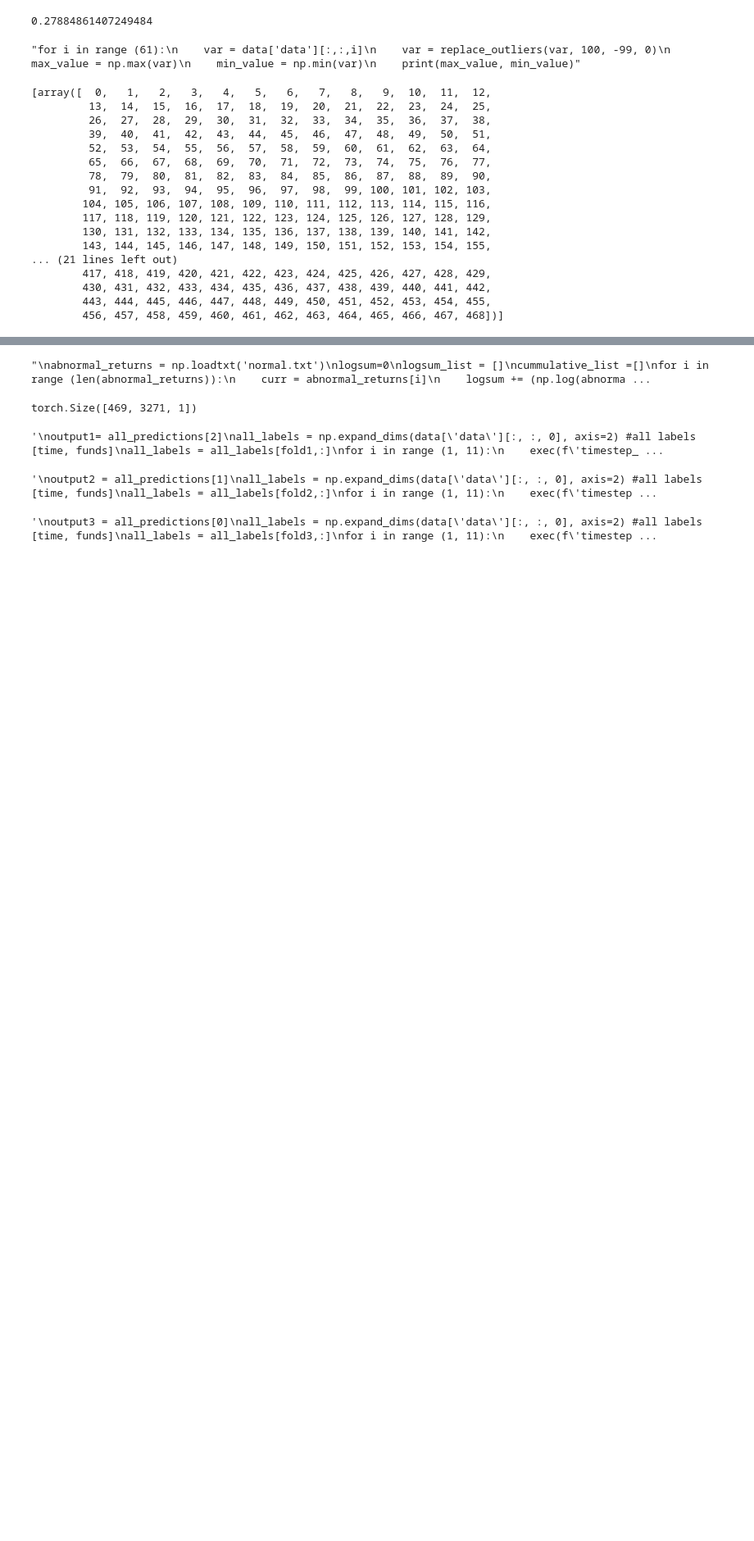
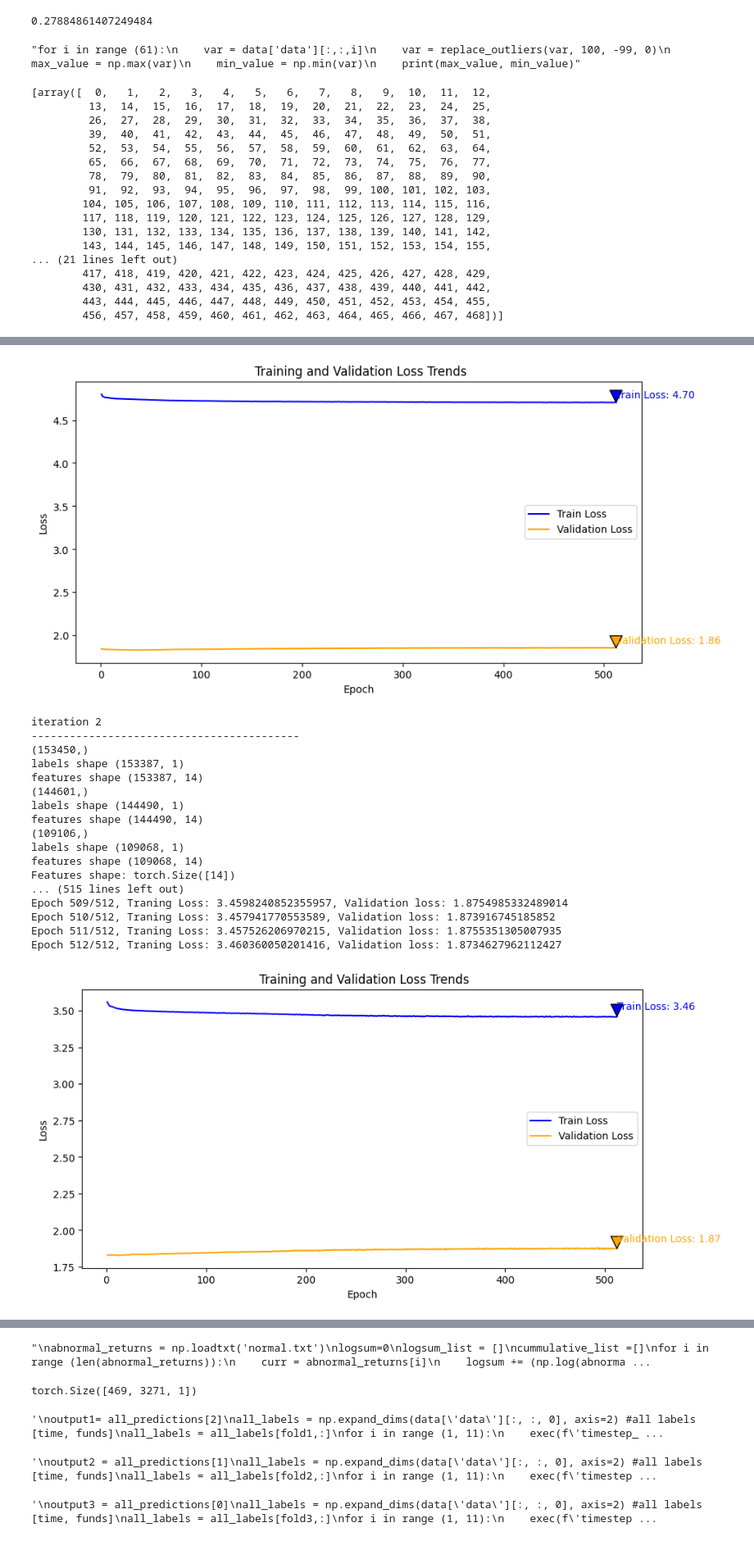
Before and after one commit to AlvisYan2025/MutualFundProtfolilSelection, a Jupyter notebook: mutualfundML.ipynb, the cells around one changed output, grey strips where cells are left out. Shown at 82% size. Cells and saved outputs as stored; diff of their text form; code cells hidden in the pictures; blank space fills up the shorter version.

```diff
--- a/mutualfundML.ipynb
+++ b/mutualfundML.ipynb
@@ -392,17 +425,17 @@ for i in range (3):
     print(f'iteration {i+1}')
     print('------------------------------------------')
     #construct corresponding datasets
-    test_idx = all_folds[i]
+    test_idx = all_folds[i] #select the ith fold as the test set
     dataset_test = DS(data, test_idx)
     other_folds = [x for ind, x in enumerate(all_folds) if ind!=i]
-    train_idx, val_idx = split_list_chronological(other_folds[0].tolist()+other_folds[1].tolist(), 0.75)
+    train_idx, val_idx = split_list_chronological(other_folds[0].tolist()+other_folds[1].tolist(), 0.75) #for other two folds, split into training and validation
     dataset_train = DS(data, train_idx)
     dataset_val = DS(data, val_idx)
     #dataset_train = DS(data, other_folds[0])
     #dataset_val = DS(data, other_folds[1])
     batch_size_train = len(dataset_train)
     batch_size_val = len(dataset_val)
-    train_loader = DataLoader(dataset_train, shuffle=True, batch_size= batch_size_train)
+    train_loader = DataLoader(dataset_train, shuffle=False, batch_size= batch_size_train)
     valid_loader = DataLoader(dataset_val, shuffle=False, batch_size = batch_size_val)
     checkdb(dataset_train, train_loader)
     #define and train model
@@ -411,7 +444,7 @@ for i in range (3):
     dropout = 0.05
     model = NeuralNet(input_dim=input_dim, intermediate_dims=hidden_dims, dropout=dropout)
     reinitialize_with_glorot_uniform(model)
-    train_model(model, 512, train_loader, valid_loader, early_stop=False)
+    train_model(model, 512, train_loader, valid_loader,learning_rate=0.01, early_stop=False, graph=True)
     all_models.append(model)
     #predict with trained model
     output = predict(model, sanitize_input_3d(data['data'][test_idx][:, :, indexes][:,:,1:])) #output shape [time, funds, 1]
@@ -436,0 +470,19 @@ Epoch 512/512, Traning Loss: 0.0004530648875515908, Validation loss: 0.000677850
+[figure, added]
+iteration 2
+------------------------------------------
+(153450,)
+labels shape (153387, 1)
+features shape (153387, 14)
+(144601,)
+labels shape (144490, 1)
+features shape (144490, 14)
+(109106,)
+labels shape (109068, 1)
+features shape (109068, 14)
+Features shape: torch.Size([14])
+... (515 lines left out)
+Epoch 509/512, Traning Loss: 3.4598240852355957, Validation loss: 1.8754985332489014
+Epoch 510/512, Traning Loss: 3.457941770553589, Validation loss: 1.873916745185852
+Epoch 511/512, Traning Loss: 3.457526206970215, Validation loss: 1.8755351305007935
+Epoch 512/512, Traning Loss: 3.460360050201416, Validation loss: 1.8734627962112427
+[figure, added]
```
Also changed, not shown: parts of 14 cells of this notebook.
